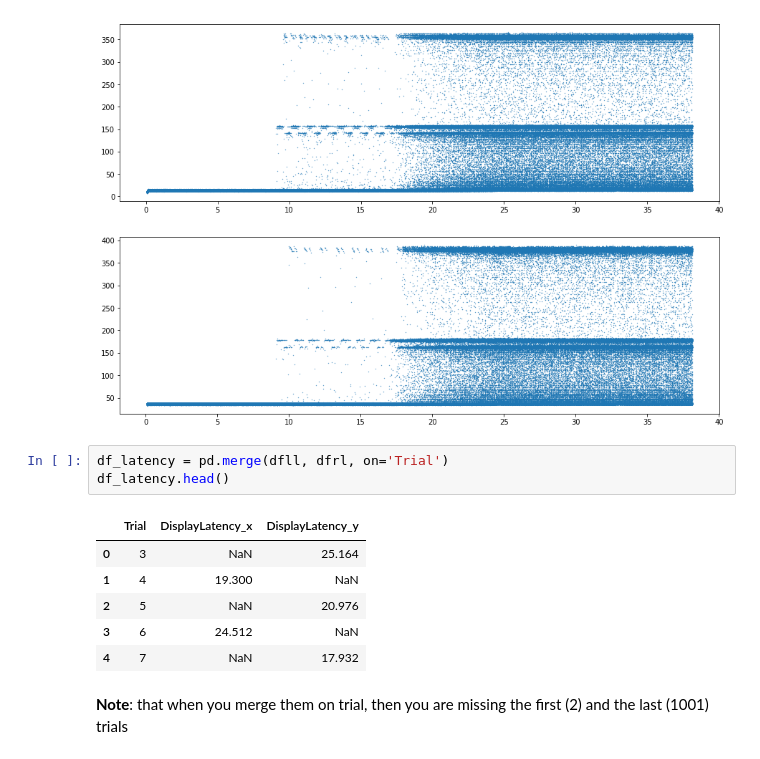
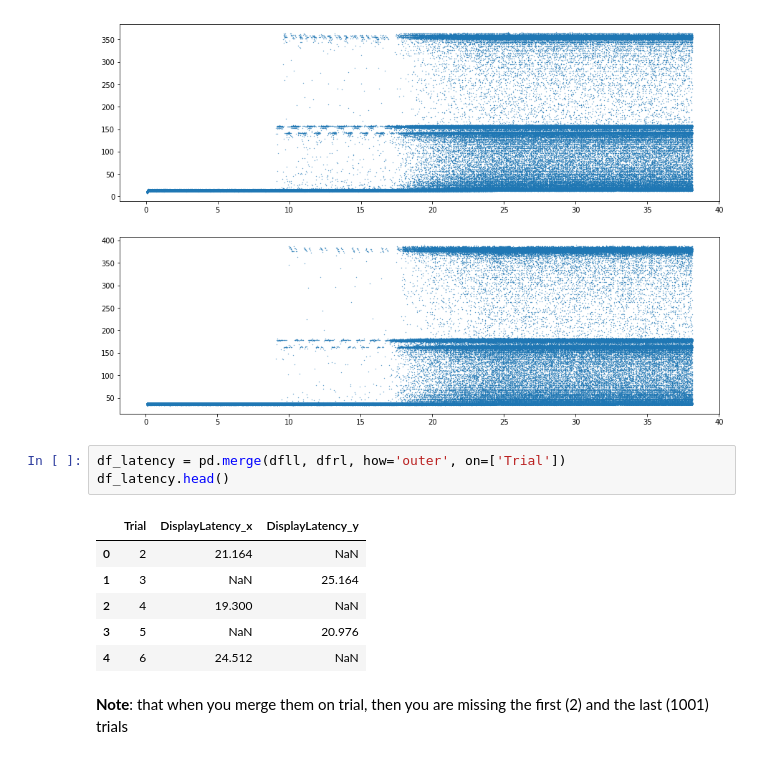
Before and after one commit to mohammadbashiri/vrlatency, a Jupyter notebook: notebooks/exploratory/Total.ipynb, the cells around one changed output. Drawn from its saved outputs; the diff is of its cells as text.

```diff
--- a/notebooks/exploratory/Total.ipynb
+++ b/notebooks/exploratory/Total.ipynb
@@ -112,15 +112,15 @@ ax2.scatter(dfr.Time, dfr.SensorBrightness, s=.1)
 <matplotlib.collections.PathCollection at 0x...>
 [figure]
 # %%
-df_latency = pd.merge(dfll, dfrl, on='Trial')
+df_latency = pd.merge(dfll, dfrl, how='outer', on=['Trial'])
 df_latency.head()
 # %% [output]
 |  | Trial | DisplayLatency_x | DisplayLatency_y |
-| 0 | 3 | NaN | 25.164 |
-| 1 | 4 | 19.300 | NaN |
-| 2 | 5 | NaN | 20.976 |
-| 3 | 6 | 24.512 | NaN |
-| 4 | 7 | NaN | 17.932 |
+| 0 | 2 | 21.164 | NaN |
+| 1 | 3 | NaN | 25.164 |
+| 2 | 4 | 19.300 | NaN |
+| 3 | 5 | NaN | 20.976 |
+| 4 | 6 | 24.512 | NaN |
 # %% [markdown]
 **Note**: that when you merge them on trial, then you are missing the first (2) and the last (1001) trials
 # %%
```
Also changed, not shown: parts of 9 cells of this notebook.
